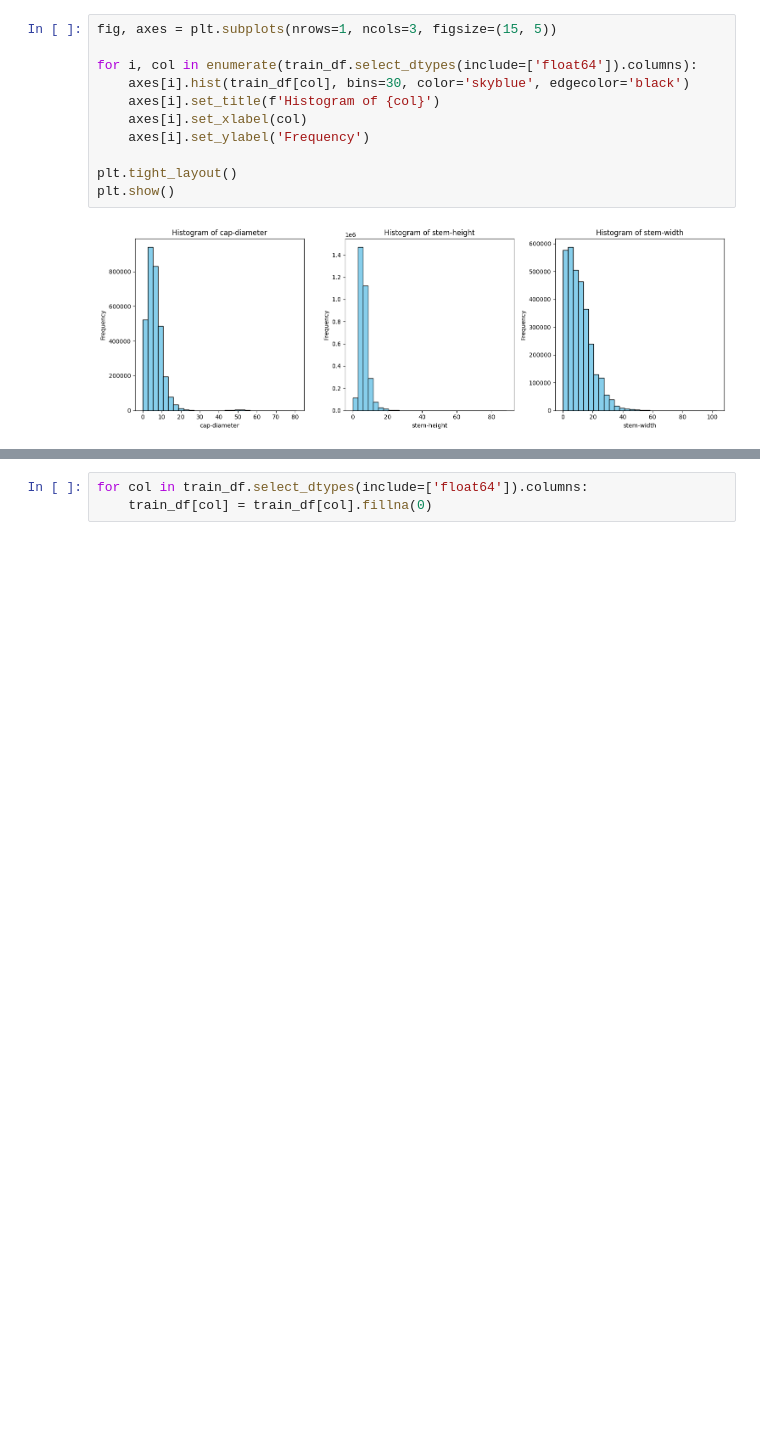
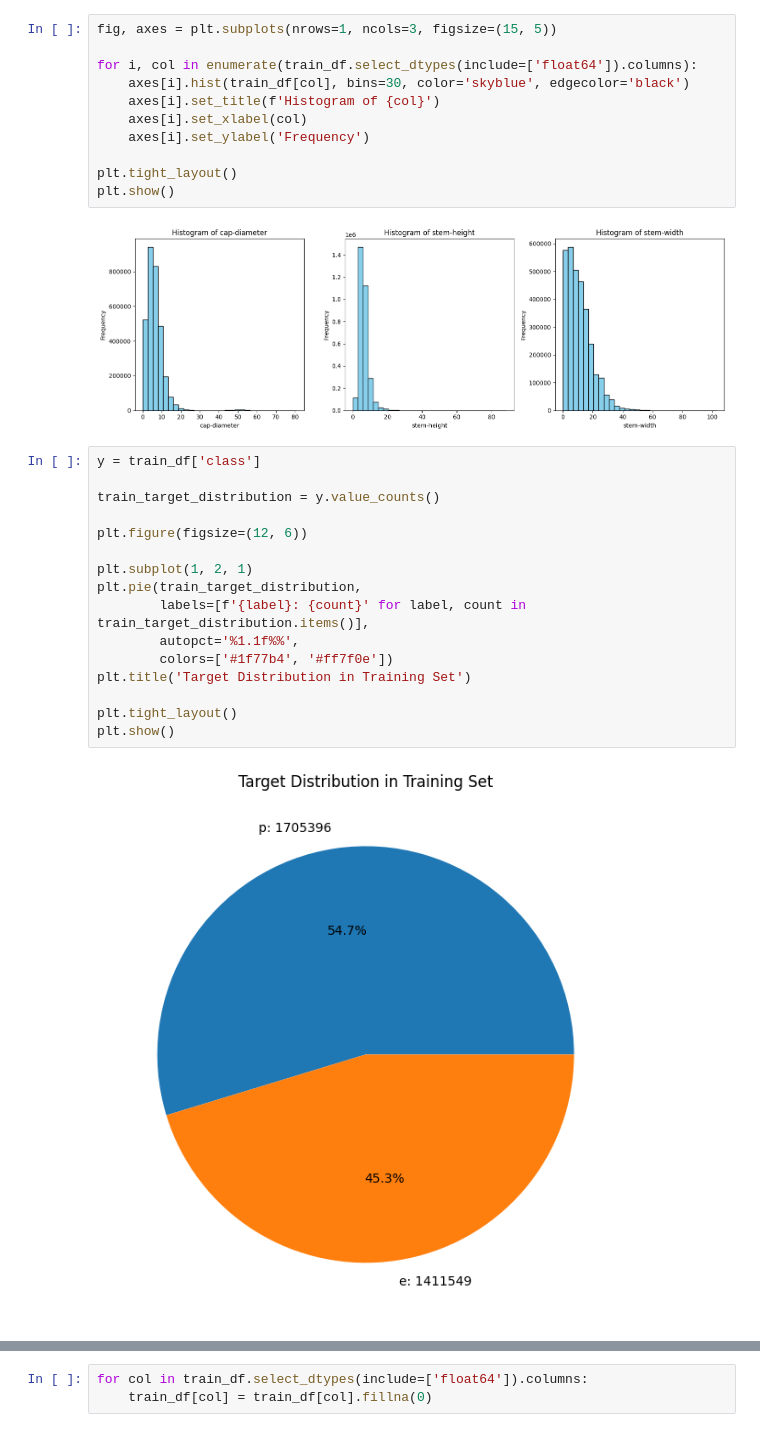
Before and after one commit to mtinglof/Kaggle-Playground-S04-EP08, a Jupyter notebook: i-don-t-feel-so-good.ipynb, the cells around one changed output, grey strips where cells are left out. Drawn from its saved outputs; the diff is of its cells as text; blank space fills up the shorter version.

```diff
--- a/i-don-t-feel-so-good.ipynb
+++ b/i-don-t-feel-so-good.ipynb
@@ -196,6 +194,24 @@ plt.tight_layout()
 plt.show()
 # %% [output]
 [figure]
+# %%
+y = train_df['class']
+
+train_target_distribution = y.value_counts()
+
+plt.figure(figsize=(12, 6))
+
+plt.subplot(1, 2, 1)
+plt.pie(train_target_distribution,
+        labels=[f'{label}: {count}' for label, count in train_target_distribution.items()],
+        autopct='%1.1f%%',
+        colors=['#1f77b4', '#ff7f0e'])
+plt.title('Target Distribution in Training Set')
+
+plt.tight_layout()
+plt.show()
+# %% [output]
+[figure, added]
 # %% [markdown]
 ## 2.3 First Thoughts
 * We have a **ton** of training data. Good news for us, we will be able to split this into a train, dev, test set.
```
Also changed, not shown: parts of 40 cells of this notebook, 15 other files.
